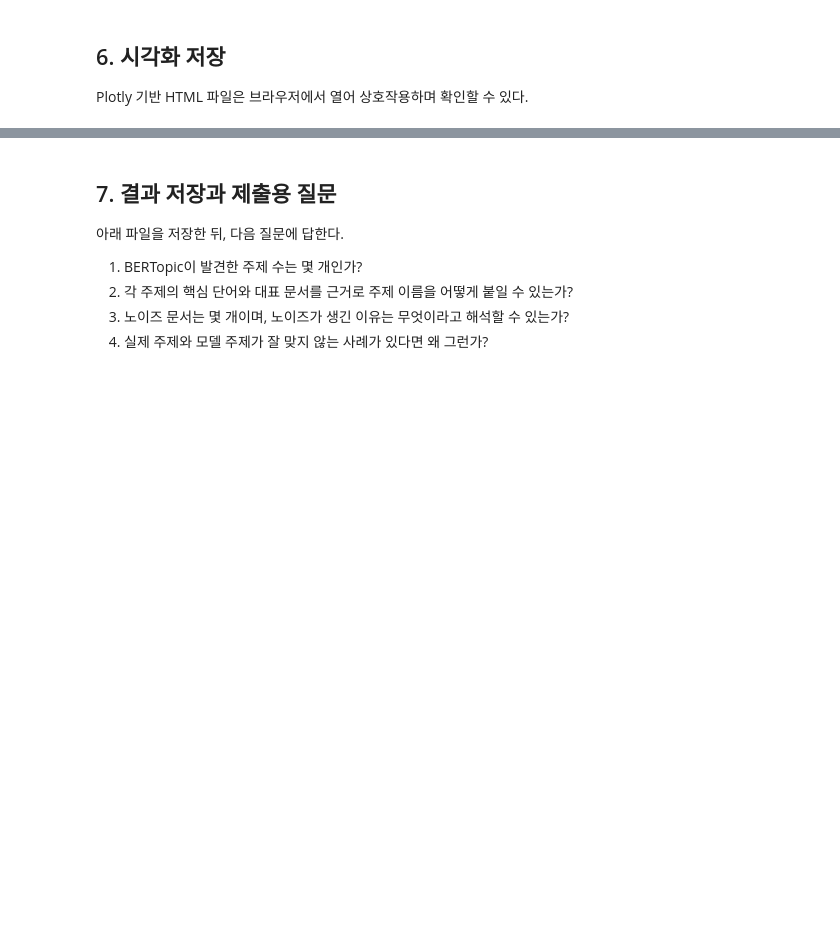
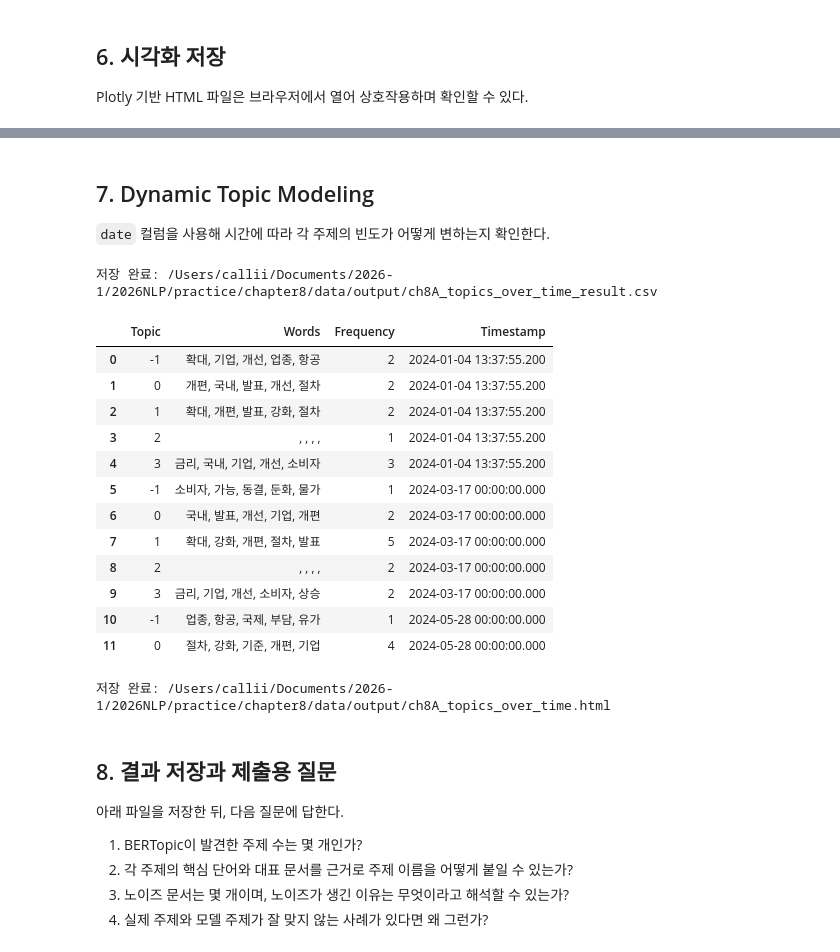
Before and after one commit to LeeSeogMin/2026NLP, a Jupyter notebook: practice/chapter8/8A-topic-modeling-assignment.ipynb, the cells around one changed output, grey strips where cells are left out. Saved outputs shown, nothing was run; the diff lists cells and outputs as text; code cells hidden in the pictures; blank space fills up the shorter version.

```diff
--- a/practice/chapter8/8A-topic-modeling-assignment.ipynb
+++ b/practice/chapter8/8A-topic-modeling-assignment.ipynb
@@ -138,7 +191,7 @@ display(df.head(8))
 embedding_model = SentenceTransformer("paraphrase-multilingual-MiniLM-L12-v2", device=device)
 
 umap_model = UMAP(
-    n_neighbors=10,
+    n_neighbors=5,
     n_components=5,
     min_dist=0.0,
     metric="cosine",
@@ -146,8 +199,8 @@ umap_model = UMAP(
 )
 
 hdbscan_model = HDBSCAN(
-    min_cluster_size=8,
-    min_samples=3,
+    min_cluster_size=5,
+    min_samples=1,
     metric="euclidean",
     cluster_selection_method="eom",
     prediction_data=True,
@@ -156,7 +209,7 @@ hdbscan_model = HDBSCAN(
 vectorizer_model = CountVectorizer(
     token_pattern=r"(?u)[가-힣A-Za-z0-9]{2,}",
     min_df=2,
-    ngram_range=(1, 2),
+    ngram_range=(1, 1),
 )
 
 topic_model = BERTopic(
@@ -166,10 +219,12 @@ topic_model = BERTopic(
     vectorizer_model=vectorizer_model,
     language="multilingual",
     calculate_probabilities=True,
+    nr_topics=5,
     verbose=False,
 )
 
-topics, probabilities = topic_model.fit_transform(docs)
+embeddings = embedding_model.encode(docs_raw, show_progress_bar=True)
+topics, probabilities = topic_model.fit_transform(docs, embeddings=embeddings)
 df["topic"] = topics
 
 topic_info = topic_model.get_topic_info()
@@ -188,12 +252,12 @@ representative_docs_by_topic = topic_model.get_representative_docs()
 topic_keywords = {}
 topic_keyword_scores = {}
 valid_topic_ids = sorted(t for t in df["topic"].unique() if t != -1)
-grouped_texts = [" ".join(df.loc[df["topic"] == topic_id, "text"]) for topic_id in valid_topic_ids]
+grouped_texts = [" ".join(df.loc[df["topic"] == topic_id, "text_nouns"]) for topic_id in valid_topic_ids]
 
 keyword_vectorizer = TfidfVectorizer(
     token_pattern=r"(?u)[가-힣A-Za-z0-9]{2,}",
     min_df=1,
-    ngram_range=(1, 2),
+    ngram_range=(1, 1),
     max_features=500,
 )
 topic_term_matrix = keyword_vectorizer.fit_transform(grouped_texts)
@@ -317,5 +512,45 @@ for path in visualization_outputs:
+# %% [markdown]
+## 7. Dynamic Topic Modeling
+
+`date` 컬럼을 사용해 시간에 따라 각 주제의 빈도가 어떻게 변하는지 확인한다.
+# %%
+topics_over_time = topic_model.topics_over_time(
+    docs,
+    timestamps,
+    topics=topics,
+    nr_bins=6,
+)
+
+topics_over_time_path = OUTPUT_DIR / "ch8A_topics_over_time_result.csv"
+topics_over_time.to_csv(topics_over_time_path, index=False, encoding="utf-8-sig")
+print(f"저장 완료: {topics_over_time_path}")
+display(topics_over_time.head(12))
+
+try:
+    fig = topic_model.visualize_topics_over_time(topics_over_time, top_n_topics=min(5, n_topics))
+    output_path = OUTPUT_DIR / "ch8A_topics_over_time.html"
+    fig.write_html(output_path)
+    print(f"저장 완료: {output_path}")
+except Exception as exc:
+    print(f"dynamic topic 시각화 저장 실패: {exc}")
+# %% [output]
+저장 완료: /Users/callii/Documents/2026-1/2026NLP/practice/chapter8/data/output/ch8A_topics_over_time_result.csv
+|  | Topic | Words | Frequency | Timestamp |
+| 0 | -1 | 확대, 기업, 개선, 업종, 항공 | 2 | 2024-01-04 13:37:55.200 |
+| 1 | 0 | 개편, 국내, 발표, 개선, 절차 | 2 | 2024-01-04 13:37:55.200 |
+| 2 | 1 | 확대, 개편, 발표, 강화, 절차 | 2 | 2024-01-04 13:37:55.200 |
+| 3 | 2 | , , , , | 1 | 2024-01-04 13:37:55.200 |
+| 4 | 3 | 금리, 국내, 기업, 개선, 소비자 | 3 | 2024-01-04 13:37:55.200 |
+| 5 | -1 | 소비자, 가능, 동결, 둔화, 물가 | 1 | 2024-03-17 00:00:00.000 |
+| 6 | 0 | 국내, 발표, 개선, 기업, 개편 | 2 | 2024-03-17 00:00:00.000 |
+| 7 | 1 | 확대, 강화, 개편, 절차, 발표 | 5 | 2024-03-17 00:00:00.000 |
+| 8 | 2 | , , , , | 2 | 2024-03-17 00:00:00.000 |
+| 9 | 3 | 금리, 기업, 개선, 소비자, 상승 | 2 | 2024-03-17 00:00:00.000 |
+| 10 | -1 | 업종, 항공, 국제, 부담, 유가 | 1 | 2024-05-28 00:00:00.000 |
+| 11 | 0 | 절차, 강화, 기준, 개편, 기업 | 4 | 2024-05-28 00:00:00.000 |
+저장 완료: /Users/callii/Documents/2026-1/2026NLP/practice/chapter8/data/output/ch8A_topics_over_time.html
 # %% [markdown]
-## 7. 결과 저장과 제출용 질문
+## 8. 결과 저장과 제출용 질문
 
 아래 파일을 저장한 뒤, 다음 질문에 답한다.
 
```
Also changed, not shown: parts of 27 cells of this notebook, 37 other files.
